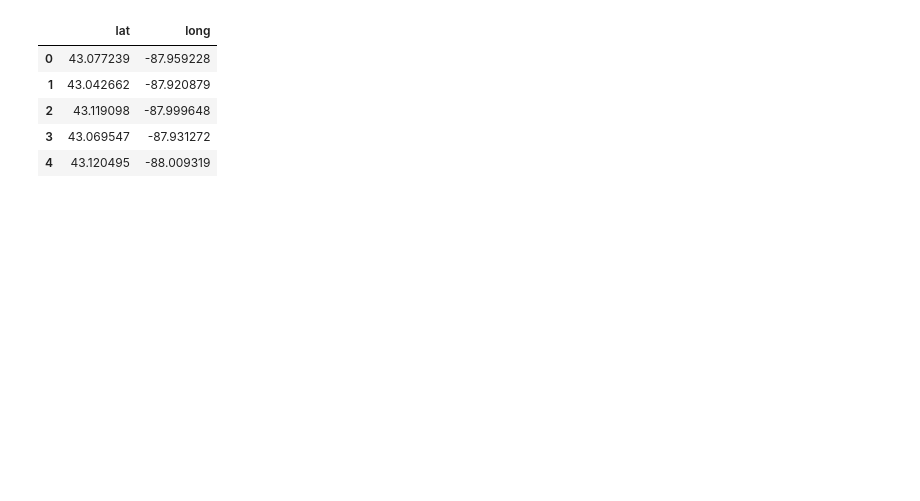
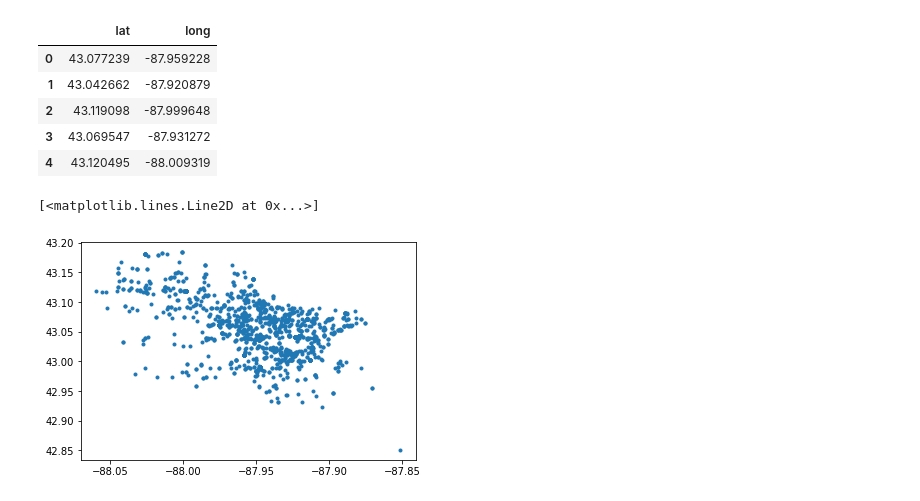
Before and after one commit to uofthcdslab/seniordesign1819, a Jupyter notebook: mapping/mke-dists.ipynb, the cells around one changed output. Saved outputs shown, nothing was run; the diff lists cells and outputs as text; code cells hidden in the pictures; blank space fills up the shorter version.

```diff
--- a/mapping/mke-dists.ipynb
+++ b/mapping/mke-dists.ipynb
@@ -44,5 +48,10 @@ coords.head()
 | 2 | 43.119098 | -87.999648 |
 | 3 | 43.069547 | -87.931272 |
 | 4 | 43.120495 | -88.009319 |
+# %%
+plt.plot(coords['long'], coords['lat'], '.')
+# %% [output]
+[<matplotlib.lines.Line2D at 0x...>]
+[figure, added]
 # %%
 # initialize plot size
```
Also changed, not shown: parts of 3 cells of this notebook, 16 other files.
